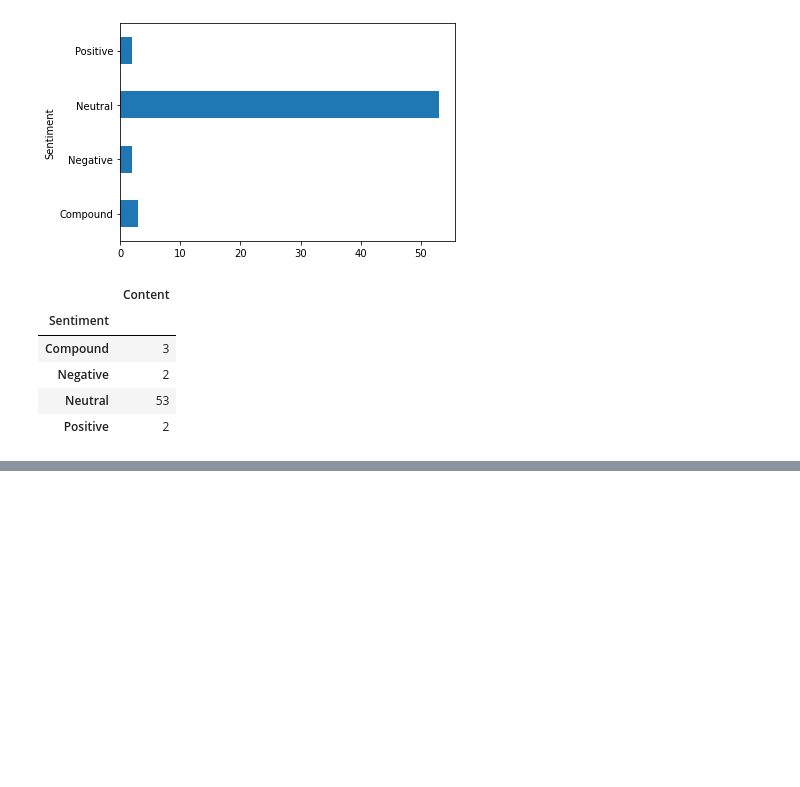
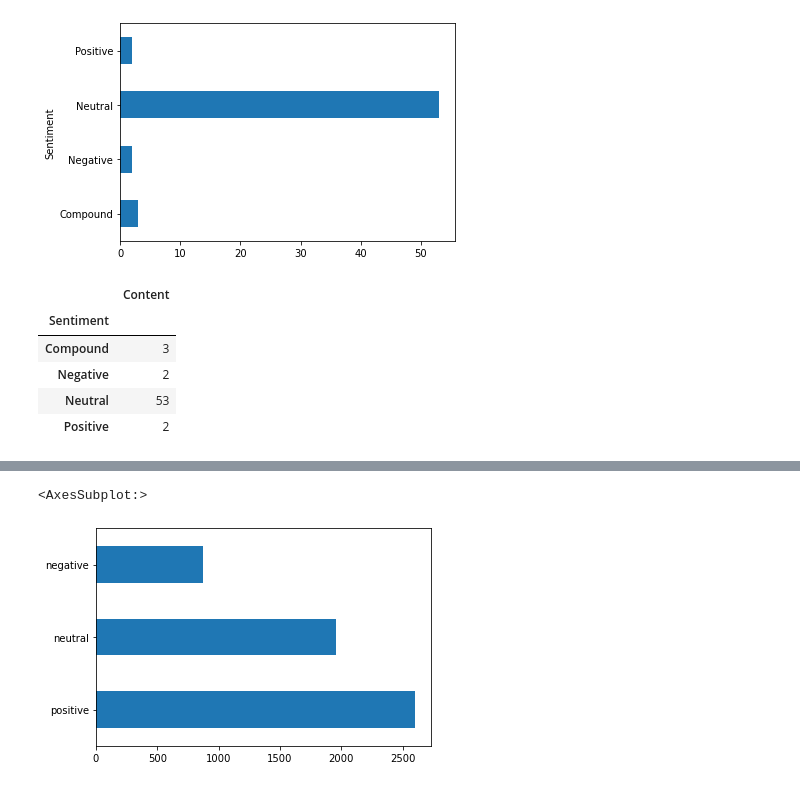
Before and after one commit to yazan9900/ds-projects, a Jupyter notebook: Tweet_NLP/TWEET.ipynb, the cells around one changed output, grey strips where cells are left out. Cells and saved outputs as stored; diff of their text form; code cells hidden in the pictures; blank space fills up the shorter version.

```diff
--- a/Tweet_NLP/TWEET.ipynb
+++ b/Tweet_NLP/TWEET.ipynb
@@ -184,0 +257,2 @@ tweets.groupby('Sentiment').count()
+# %%
+DF.drop(DF[DF['Tweet']=='Not Available'].index, inplace=True)
@@ -184,0 +275,7 @@ tweets.groupby('Sentiment').count()
+# %%
+DF.drop(DF[DF['Category']=='Tweet'].index, inplace=True)
+# %%
+DF['Category'].value_counts().plot(kind='barh')
+# %% [output]
+<AxesSubplot:>
+[figure, added]
```
Also changed, not shown: parts of 36 cells of this notebook, 2 other files.
